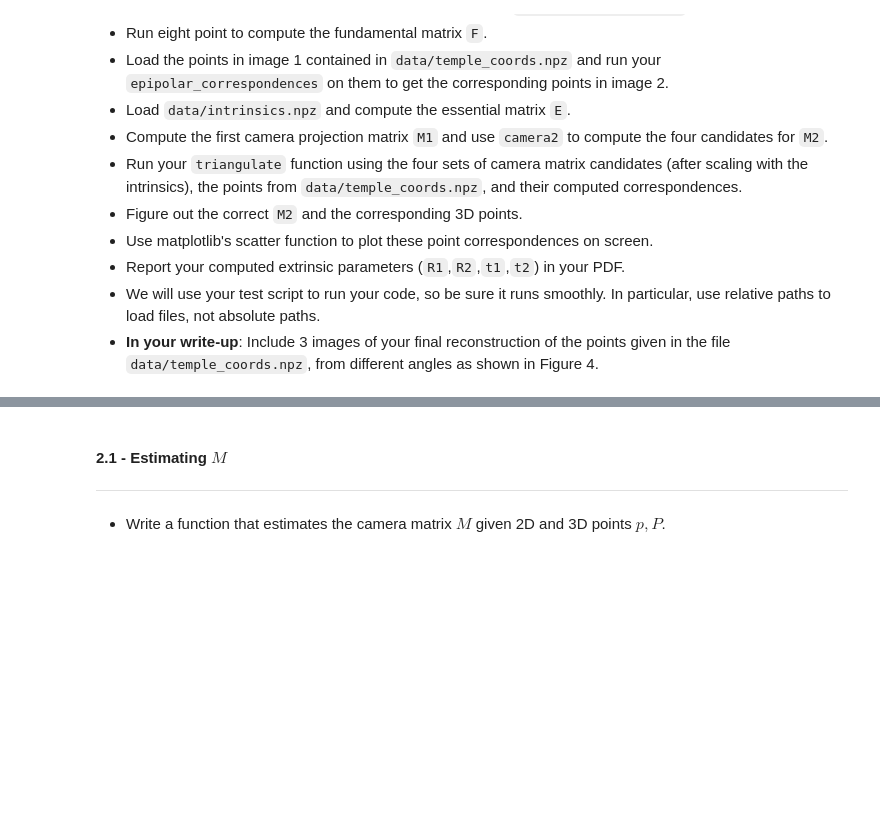
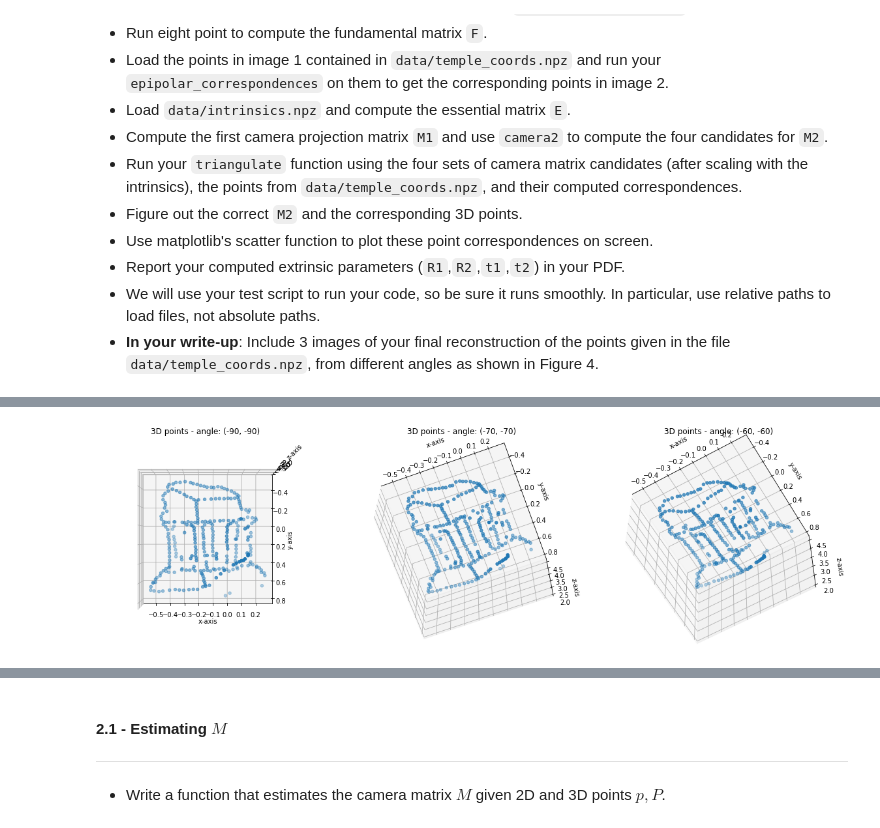
Before and after one commit to DariaHasin/cv-course, a Jupyter notebook: HW4 - Structure From Motion/code/HW4.ipynb, the cells around one changed output, grey strips where cells are left out. Saved outputs shown, nothing was run; the diff lists cells and outputs as text; code cells hidden in the pictures; blank space fills up the shorter version.

```diff
--- a/HW4 - Structure From Motion/code/HW4.ipynb
+++ b/HW4 - Structure From Motion/code/HW4.ipynb
@@ -474,2 +490,48 @@ print(E)
  [ 1.57725964e-01  1.09112923e-04 -1.69651548e+00]
  [ 2.58391580e-04  1.71769668e+00  1.97646824e-03]]
+# %%
+def best_M2(M2s, M1, K2, pts1, pts2_est):
+    num_of_points = []
+    for i, M2ex in enumerate(M2s):
+        M2 = K2@M2ex
+        pts3D = triangulate(M1, pts1_temple, M2, pts2_temple)
+        num_of_points.append(np.count_nonzero(pts3D[:, 2] > 0))
+
+    chosen_i = np.argmax(num_of_points)
+    chosen_M2 = M2s[chosen_i]
+    return chosen_M2
+# %%
+R1 = np.eye(3)
+t1 = np.zeros((3, 1))
+M1ex = np.concatenate((R1, t1), axis=1)
+M1 = K1 @ M1ex
+M2s = camera2(E)
+# %%
+point_temple = np.load('../data/temple_coords.npz')
+pts1_temple = point_temple[point_temple.files[0]]
+pts2_temple = epipolar_correspondences(im1, im2, F, pts1_temple)
+
+M2s = np.moveaxis(M2s, -1, 0)
+M2ex = best_M2(M2s, M1, K2, pts1_temple, pts2_temple)
+
+M2 = K2 @ M2ex
+pts3D = triangulate(M1, pts1_temple, M2, pts2_temple)
+angles = [(-90, -90), (-70, -70), (-60, -60)]
+
+fig = plt.figure(figsize=(20,20))
+
+for i, angle in enumerate(angles):
+    ax = fig.add_subplot(len(angles), len(angles), i+1, projection='3d')
+    xs = pts3D[:,0]
+    ys = pts3D[:,1]
+    zs = pts3D[:,2]
+    ax.scatter(xs, ys, zs)
+    ax.set_title(f'3D points - angle: {angle}')
+    ax.view_init(elev=angle[0], azim=angle[1])
+    ax.set_xlabel('x-axis')
+    ax.set_ylabel('y-axis')
+    ax.set_zlabel('z-axis')
+
+plt.show()
+# %% [output]
+[figure, added]
```
Also changed, not shown: parts of 8 cells of this notebook.
